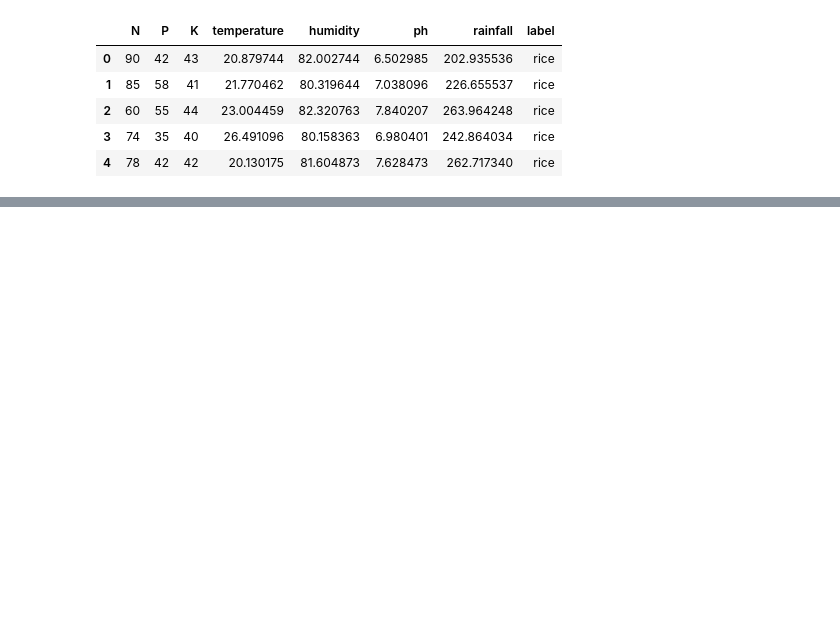
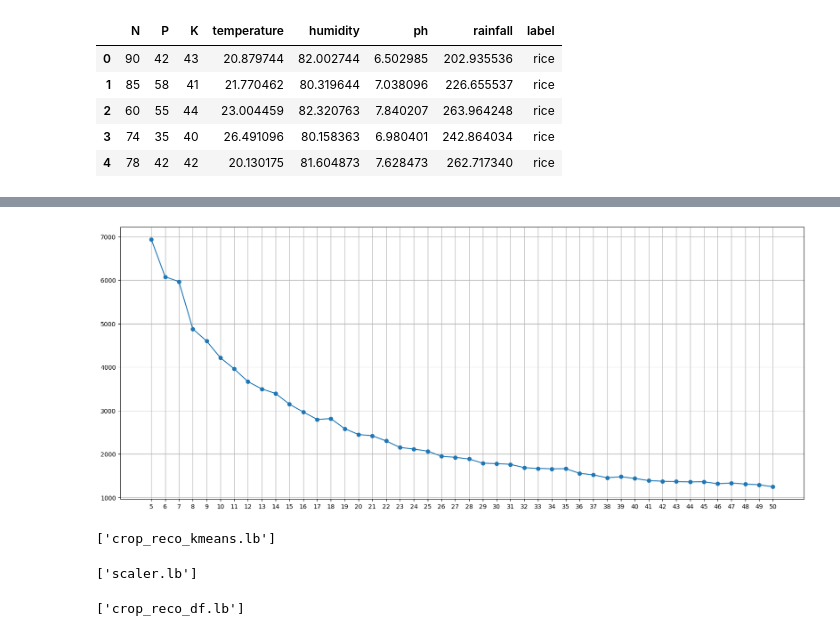
Before and after one commit to Ritesh930/DataScience, a Jupyter notebook: KNN/main.ipynb, the cells around one changed output, grey strips where cells are left out. Saved outputs shown, nothing was run; the diff lists cells and outputs as text; code cells hidden in the pictures; blank space fills up the shorter version.

```diff
--- a/KNN/main.ipynb
+++ b/KNN/main.ipynb
@@ -17,0 +129,2 @@ df.head()
+# %%
+x=df.drop("label",axis=1) #dropping the label column
@@ -17,0 +173,4 @@ df.head()
+# %%
+from sklearn.cluster import KMeans  #
+kmeans=KMeans()  #by default 8 hota hai
+kmeans.fit(x_transformed)
@@ -17,0 +212,7 @@ df.head()
+# %%
+WCSS={}                       #this will create a dictionary
+for i in range(5,51):            #this will create a loop
+    kmeans=KMeans(n_clusters=i)     #this will create a KMeans object
+    kmeans.fit(x_transformed)
+    WCSS[i]=kmeans.inertia_
+WCSS
@@ -17,0 +237,21 @@ df.head()
+# %%
+plt.figure(figsize=(20,8))    #this will create a figure
+plt.plot(WCSS.keys(),WCSS.values(),marker="o")     #this will plot the graph
+plt.xticks(list(WCSS.keys()))     #this will show the keys
+plt.grid(True)  #this will show the grid
+plt.show()
+# %% [output]
+[figure, added]
+# %%
+import joblib        #this will import joblib
+joblib.dump(kmeans,"crop_reco_kmeans.lb")     #this will dump the model
+# %% [output]
+['crop_reco_kmeans.lb']
+# %%
+joblib.dump(sc,"scaler.lb")   #this will dump the scaler
+# %% [output]
+['scaler.lb']
+# %%
+joblib.dump(df,"crop_reco_df.lb")   #this will dump the dataframe
+# %% [output]
+['crop_reco_df.lb']
```
Also changed, not shown: parts of 18 cells of this notebook, 28 other files.
